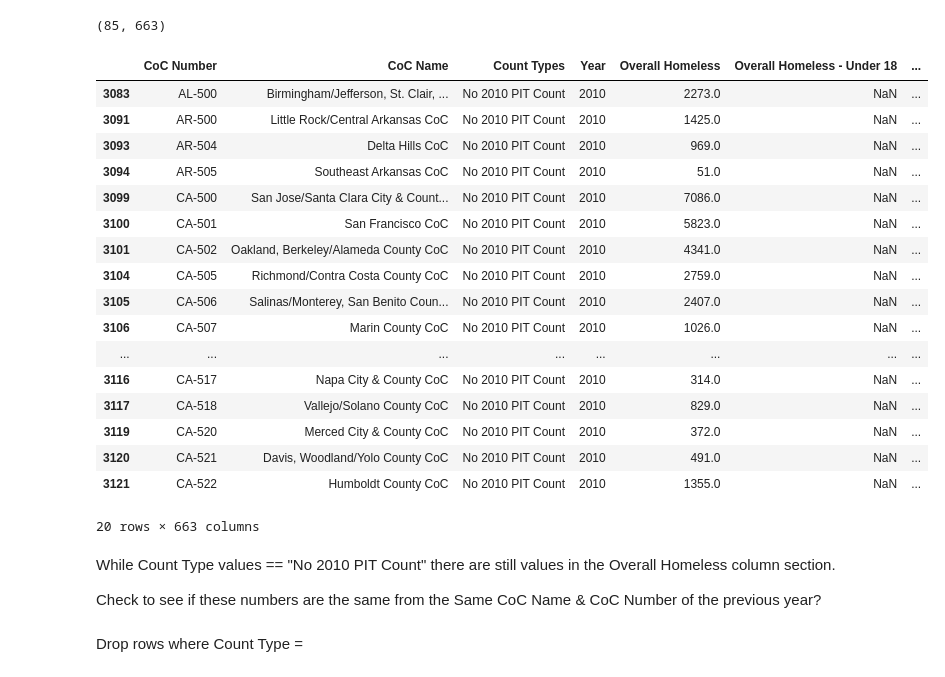
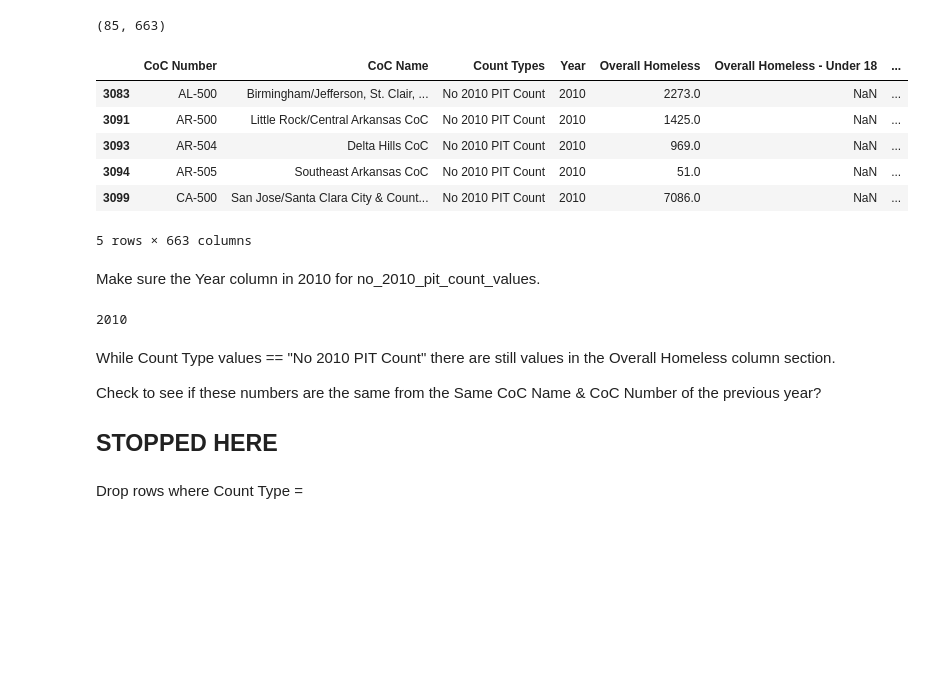
Before and after one commit to SinghNavnoor/homelessness_PIT_count_analysis, a Jupyter notebook: homeless_analysis.ipynb, the cells around one changed output. Drawn from its saved outputs; the diff is of its cells as text; code cells hidden in the pictures; blank space fills up the shorter version.

Commit message:
Worked on the Count Type column.

```diff
--- a/homeless_analysis.ipynb
+++ b/homeless_analysis.ipynb
@@ -879,27 +879,25 @@ no_2010_pit_count_values.shape
 # %% [output]
 (85, 663)
 # %%
-no_2010_pit_count_values.head(20)
+no_2010_pit_count_values.head()
 # %% [output]
 |  | CoC Number | CoC Name | Count Types | Year | Overall Homeless | Overall Homeless - Under 18 | ... |
 | 3083 | AL-500 | Birmingham/Jefferson, St. Clair, ... | No 2010 PIT Count | 2010 | 2273.0 | NaN | ... |
 | 3091 | AR-500 | Little Rock/Central Arkansas CoC | No 2010 PIT Count | 2010 | 1425.0 | NaN | ... |
 | 3093 | AR-504 | Delta Hills CoC | No 2010 PIT Count | 2010 | 969.0 | NaN | ... |
 | 3094 | AR-505 | Southeast Arkansas CoC | No 2010 PIT Count | 2010 | 51.0 | NaN | ... |
 | 3099 | CA-500 | San Jose/Santa Clara City & Count... | No 2010 PIT Count | 2010 | 7086.0 | NaN | ... |
-| 3100 | CA-501 | San Francisco CoC | No 2010 PIT Count | 2010 | 5823.0 | NaN | ... |
-| 3101 | CA-502 | Oakland, Berkeley/Alameda County CoC | No 2010 PIT Count | 2010 | 4341.0 | NaN | ... |
-| 3104 | CA-505 | Richmond/Contra Costa County CoC | No 2010 PIT Count | 2010 | 2759.0 | NaN | ... |
-| 3105 | CA-506 | Salinas/Monterey, San Benito Coun... | No 2010 PIT Count | 2010 | 2407.0 | NaN | ... |
-| 3106 | CA-507 | Marin County CoC | No 2010 PIT Count | 2010 | 1026.0 | NaN | ... |
-| ... | ... | ... | ... | ... | ... | ... | ... |
-| 3116 | CA-517 | Napa City & County CoC | No 2010 PIT Count | 2010 | 314.0 | NaN | ... |
-| 3117 | CA-518 | Vallejo/Solano County CoC | No 2010 PIT Count | 2010 | 829.0 | NaN | ... |
-| 3119 | CA-520 | Merced City & County CoC | No 2010 PIT Count | 2010 | 372.0 | NaN | ... |
-| 3120 | CA-521 | Davis, Woodland/Yolo County CoC | No 2010 PIT Count | 2010 | 491.0 | NaN | ... |
-| 3121 | CA-522 | Humboldt County CoC | No 2010 PIT Count | 2010 | 1355.0 | NaN | ... |
-20 rows × 663 columns
+5 rows × 663 columns
+# %% [markdown]
+Make sure the Year column in 2010 for no_2010_pit_count_values.
+# %%
+#find unique values for the column "Year"
+no_2010_pit_count_values['Year'].unique().sum()
+# %% [output]
+2010
 # %% [markdown]
 While Count Type values == "No 2010 PIT Count" there are still values in the Overall Homeless column section.
 
 Check to see if these numbers are the same from the Same CoC Name & CoC Number of the previous year?
+
+## STOPPED HERE
```
Also changed, not shown: parts of 8 cells of this notebook.
